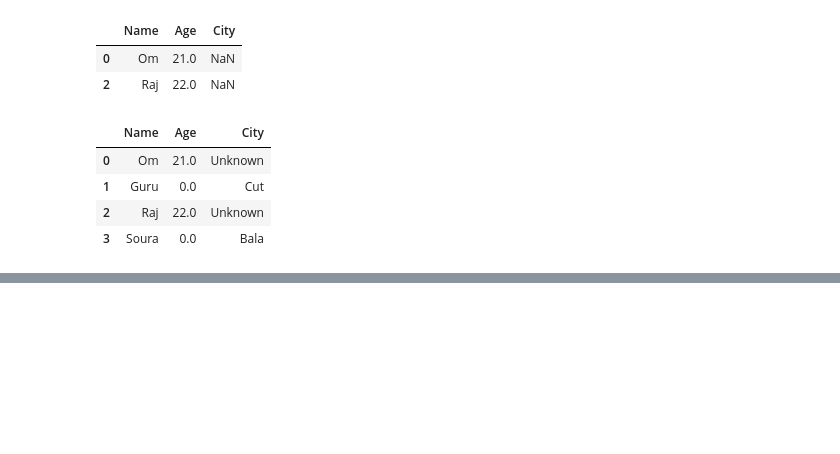
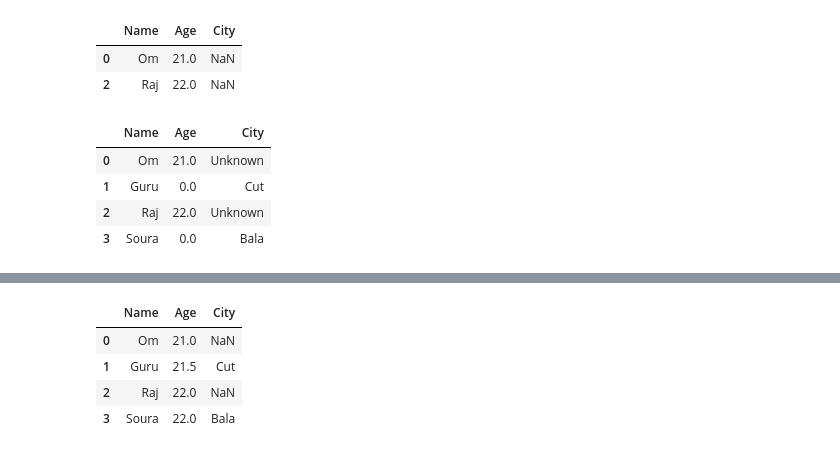
Before and after one commit to fieryprofessor/ML-LAB-jupyter-notebooks-, a Jupyter notebook: MLNotebook2.ipynb, the cells around one changed output, grey strips where cells are left out. Cells and saved outputs as stored; diff of their text form; code cells hidden in the pictures; blank space fills up the shorter version.

```diff
--- a/MLNotebook2.ipynb
+++ b/MLNotebook2.ipynb
@@ -341,0 +366,11 @@ df_fill
+# %%
+#Interpolate NAN values (linear interpolation for numeric columns)
+df_in = df.copy()
+df_in['Age'] = df_in['Age'].interpolate(methods='linear')
+df_in
+# %% [output]
+|  | Name | Age | City |
+| 0 | Om | 21.0 | NaN |
+| 1 | Guru | 21.5 | Cut |
+| 2 | Raj | 22.0 | NaN |
+| 3 | Soura | 22.0 | Bala |
```
Also changed, not shown: parts of 3 cells of this notebook, 1 other file.
